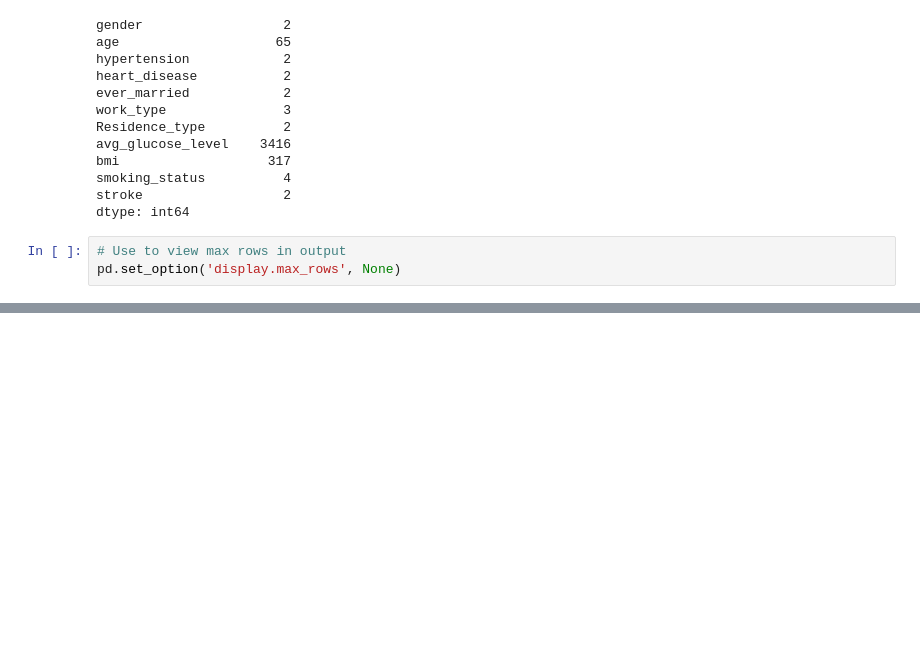
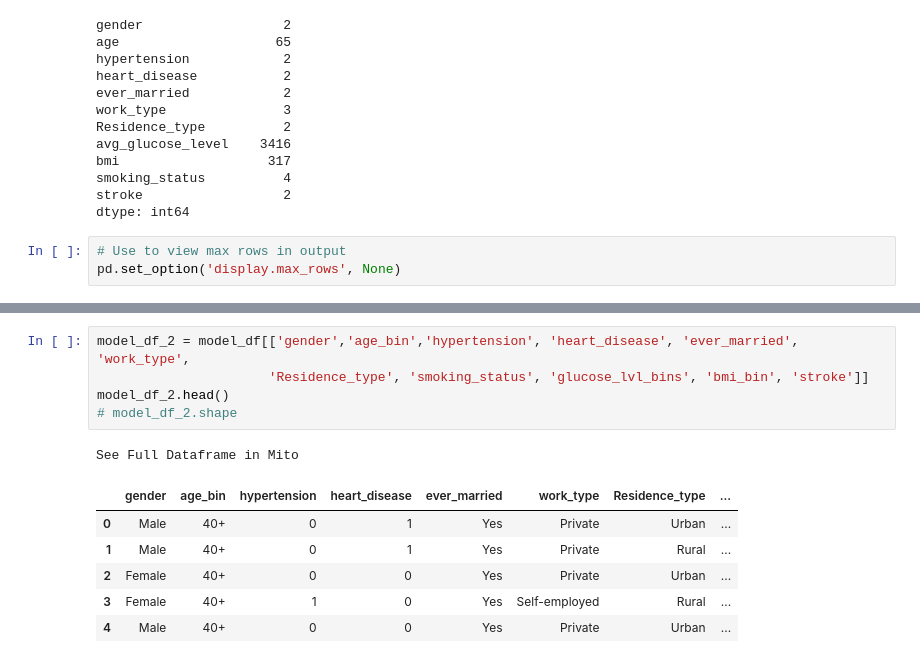
Before and after one commit to dmcneill0711/Final_Project, a Jupyter notebook: brain_stroke_prediction.ipynb, the cells around one changed output, grey strips where cells are left out. Saved outputs shown, nothing was run; the diff lists cells and outputs as text; blank space fills up the shorter version.

```diff
--- a/brain_stroke_prediction.ipynb
+++ b/brain_stroke_prediction.ipynb
@@ -309,0 +397,13 @@ Name: age, dtype: int64
+# %%
+model_df_2 = model_df[['gender','age_bin','hypertension', 'heart_disease', 'ever_married', 'work_type',
+                      'Residence_type', 'smoking_status', 'glucose_lvl_bins', 'bmi_bin', 'stroke']]
+model_df_2.head()
+# model_df_2.shape
+# %% [output]
+See Full Dataframe in Mito
+|  | gender | age_bin | hypertension | heart_disease | ever_married | work_type | Residence_type | ... |
+| 0 | Male | 40+ | 0 | 1 | Yes | Private | Urban | ... |
+| 1 | Male | 40+ | 0 | 1 | Yes | Private | Rural | ... |
+| 2 | Female | 40+ | 0 | 0 | Yes | Private | Urban | ... |
+| 3 | Female | 40+ | 1 | 0 | Yes | Self-employed | Rural | ... |
+| 4 | Male | 40+ | 0 | 0 | Yes | Private | Urban | ... |
```
Also changed, not shown: parts of 17 cells of this notebook.
